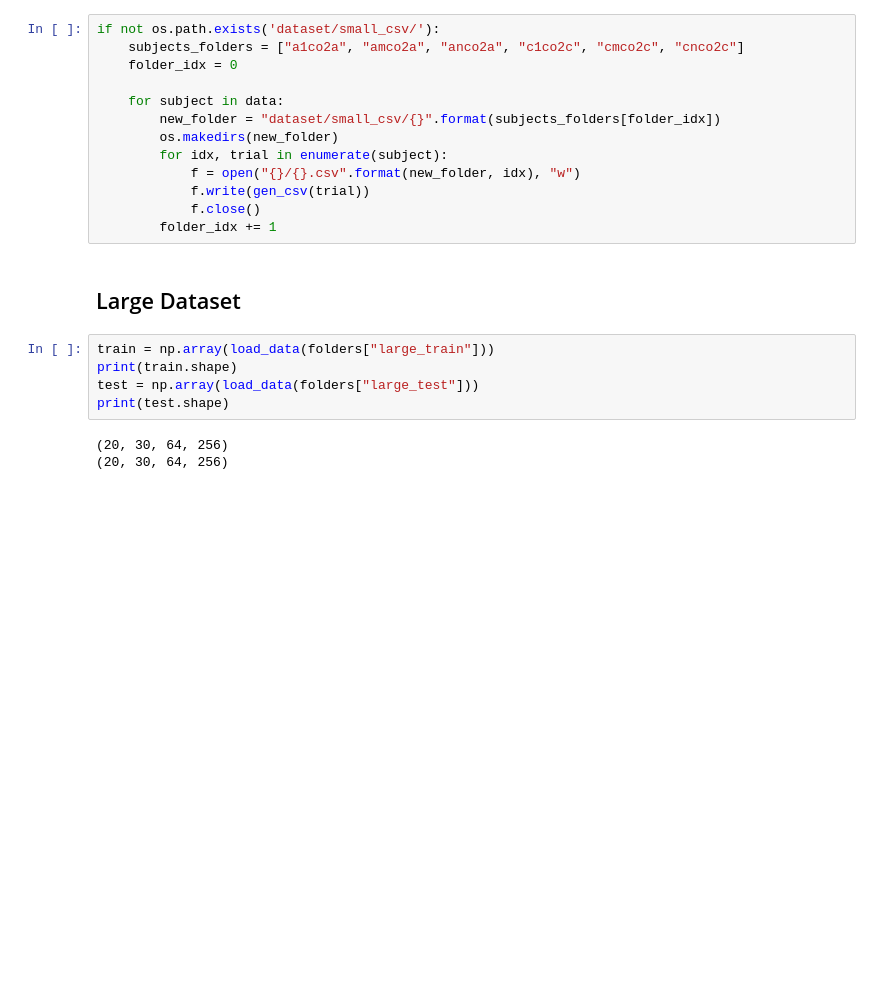
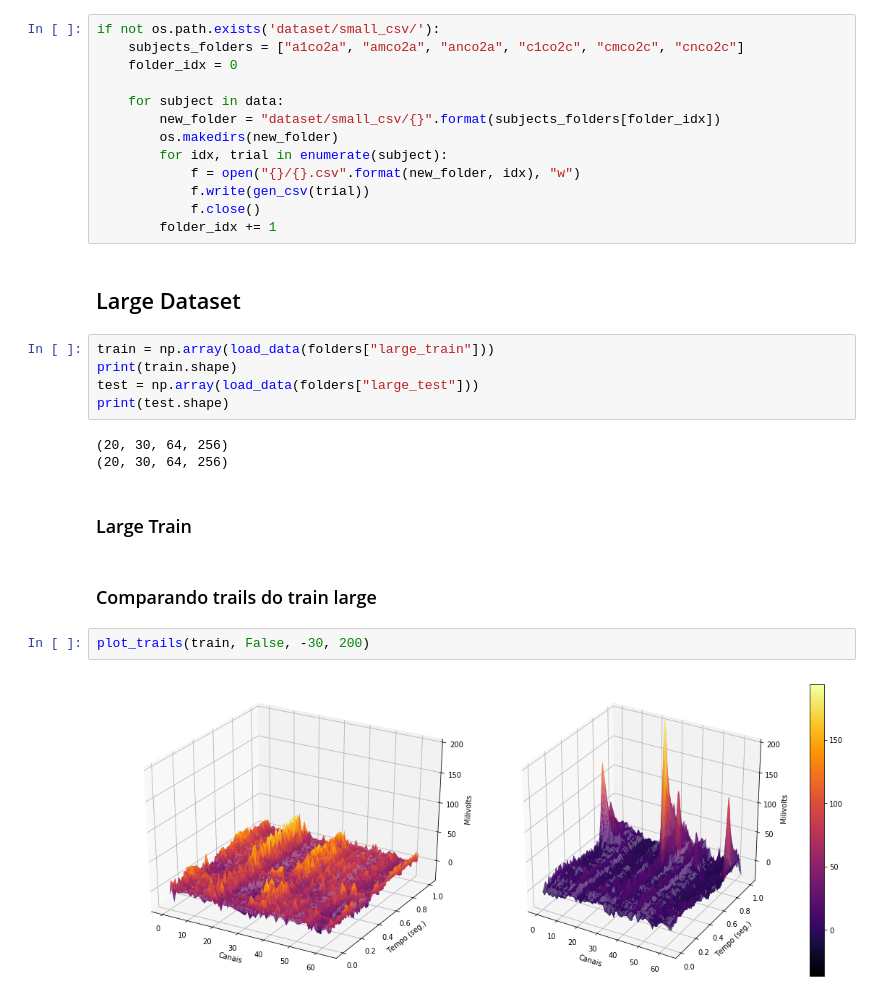
Before and after one commit to igornfaustino/processamento_sinais_biologicos, a Jupyter notebook: projeto1/Projeto1.ipynb, the cells around one changed output. Drawn from its saved outputs; the diff is of its cells as text; blank space fills up the shorter version.

```diff
--- a/projeto1/Projeto1.ipynb
+++ b/projeto1/Projeto1.ipynb
@@ -332,3 +316,11 @@ print(test.shape)
 # %% [output]
 (20, 30, 64, 256)
 (20, 30, 64, 256)
+# %% [markdown]
+### Large Train
+# %% [markdown]
+### Comparando trails do train large
+# %%
+plot_trails(train, False, -30, 200)
+# %% [output]
+[figure, added]
```
Also changed, not shown: parts of 13 cells of this notebook.
